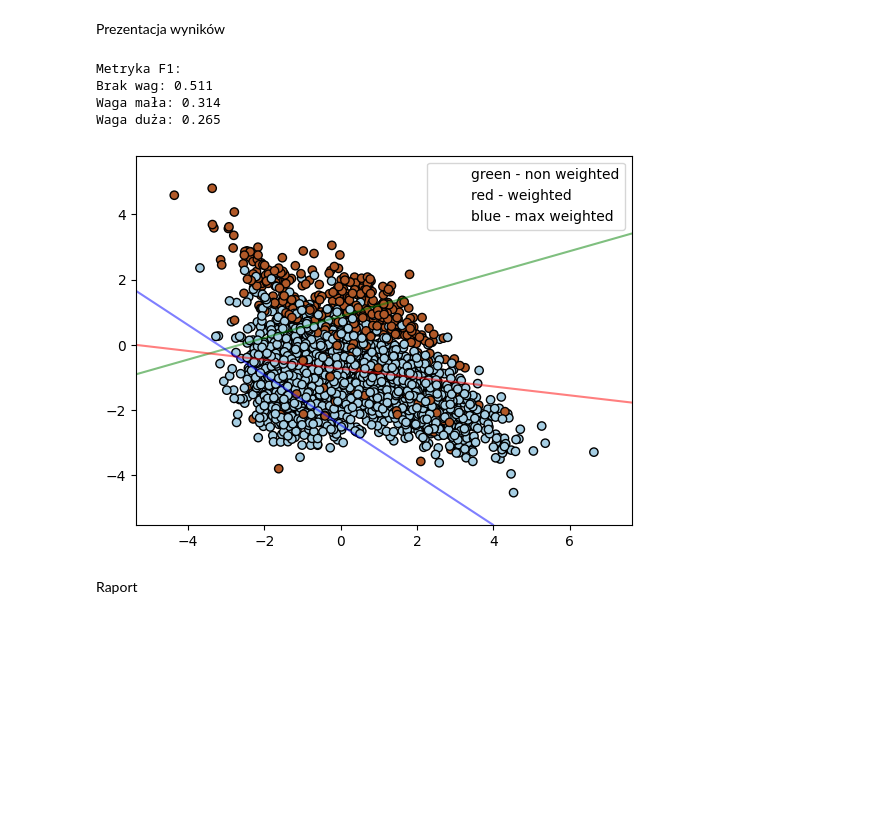
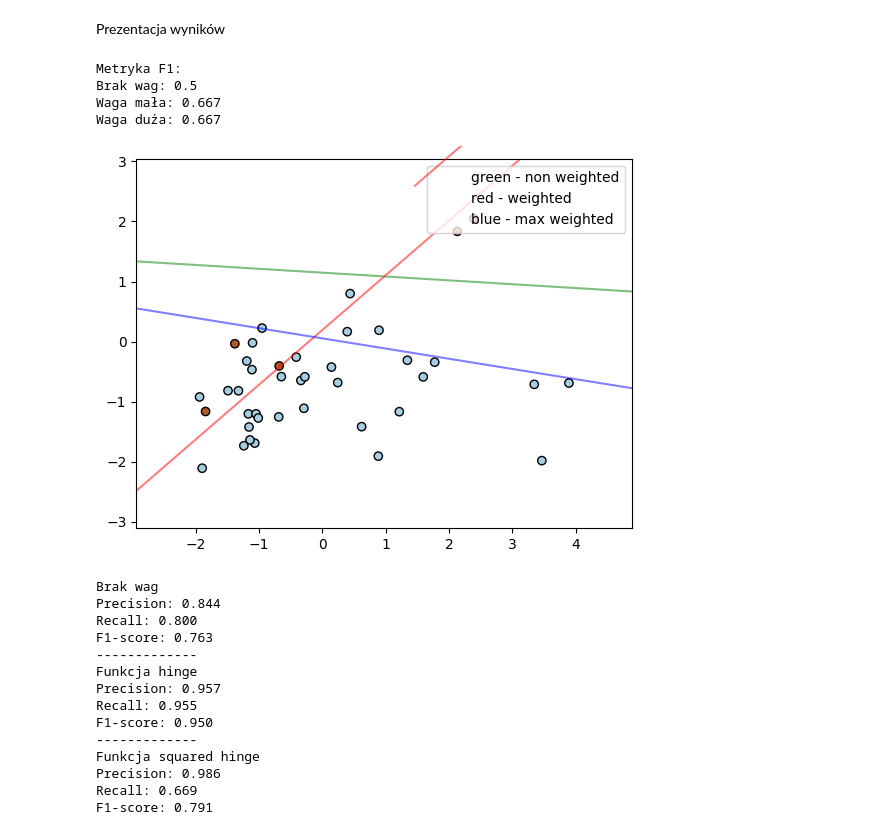
Before and after one commit to Michal170/ML, a Jupyter notebook: svm_cost.ipynb, the cells around one changed output. Saved outputs shown, nothing was run; the diff lists cells and outputs as text; code cells hidden in the pictures; blank space fills up the shorter version.

Commit message:
add weigh to f1 metric and plot result

```diff
--- a/svm_cost.ipynb
+++ b/svm_cost.ipynb
@@ -25,12 +26,12 @@ Import/tworzenie danych użytych do badań
 
 X, y = datasets.make_classification(
     n_features=2,  # liczba atrybutów zbioru
-    n_samples=4000,  # liczba generowanych wzorców
+    n_samples=40,  # liczba generowanych wzorców
     n_informative=2,  # liczba atrybutów informatywnych, tych które zawierają informacje przydatne dla klasyfikacji
     n_repeated=0,  # liczba atrybutów powtórzonych, czyli zduplikowanych kolumn
     n_redundant=0,  # liczba atrybutów nadmiarowych
     flip_y=0.08,  # poziom szumu
-    random_state=1300,  # ziarno losowości, pozwala na wygenerowanie dokładnie tego samego zbioru w każdym powtórzeniu
+    random_state=100,  # ziarno losowości, pozwala na wygenerowanie dokładnie tego samego zbioru w każdym powtórzeniu
     n_classes=2,  # liczba klas problemu
     weights=[0.89, 0.11],
 )
@@ -47,20 +48,21 @@ sc = StandardScaler()
 X_train = sc.fit_transform(X_train)
 X_test = sc.fit_transform(X_test)
 
-clf = SGDClassifier(loss='squared_hinge')
+clf = SGDClassifier(loss='hinge')
 clf.fit(X_train, y_train)
 y_pred_clf = clf.predict(X_test)
 f1_clf = f1_score(y_test, y_pred_clf)
 
-class_weights = {0: 1, 1: 10}
+class_weights = {0: 1, 1: 20}
 class_weights_max = {0: 0.5, 1: 100}
 
-wclf = SGDClassifier(loss='squared_hinge', class_weight=class_weights)
+wclf = SGDClassifier(loss='hinge', class_weight=class_weights)
 wclf.fit(X_train, y_train)
+
 y_pred_wclf = wclf.predict(X_test)
 f1_wclf = f1_score(y_test, y_pred_wclf)
 
-wclf_max = SGDClassifier(loss='squared_hinge', class_weight=class_weights_max)
+wclf_max = SGDClassifier(loss='squared_hinge', class_weight=class_weights)
 wclf_max.fit(X_train, y_train)
 
 y_pred_wclf_max = wclf_max.predict(X_test)
@@ -95,36 +97,71 @@ disp_mod = DecisionBoundaryDisplay.from_estimator(
     wclf,
     X,
     plot_method="contour",
     colors="red",
     levels=[0],
     alpha=0.5,
     linestyles=["-"],
     ax=ax,
 )
 
 disp_mod_max = DecisionBoundaryDisplay.from_estimator(
     wclf_max,
     X,
     plot_method="contour",
     colors="blue",
     levels=[0],
     alpha=0.5,
     linestyles=["-"],
     ax=ax,
 )
 
 plt.legend(
     [disp.surface_.collections[0], disp_mod.surface_.collections[0], disp_mod_max.surface_.collections[0]],
     ["green - non weighted", "red - weighted", "blue - max weighted"],
     loc="upper right",
 )
 
 plt.show()
+
+precision, recall, f1, _ = precision_recall_fscore_support(y_test, y_pred_clf, average='weighted', pos_label=1)
+
+print("Brak wag")
+print(f'Precision: {precision:.3f}')
+print(f'Recall: {recall:.3f}')
+print(f'F1-score: {f1:.3f}')
+print('-------------')
+print("Funkcja hinge")
+
+wprecision, wrecall, wf1, _ = precision_recall_fscore_support(y_test, y_pred_wclf, average='weighted', pos_label=1, sample_weight=[1 if label == 0 else 20 for label in y_test])
+
+print(f'Precision: {wprecision:.3f}')
+print(f'Recall: {wrecall:.3f}')
+print(f'F1-score: {wf1:.3f}')
+print('-------------')
+print("Funkcja squared hinge")
+
+wmax_precision, wmax_recall, wmax_f1, _ = precision_recall_fscore_support(y_test, y_pred_wclf_max, average='weighted', pos_label=1, sample_weight=[0.5 if label == 0 else 100 for label in y_test])
+
+print(f'Precision: {wmax_precision:.3f}')
+print(f'Recall: {wmax_recall:.3f}')
+print(f'F1-score: {wmax_f1:.3f}')
 # %% [output]
 Metryka F1:
-Brak wag: 0.511
-Waga mała: 0.314
-Waga duża: 0.265
+Brak wag: 0.5
+Waga mała: 0.667
+Waga duża: 0.667
-[figure, old version]
+[figure, new version]
+Brak wag
+Precision: 0.844
+Recall: 0.800
+F1-score: 0.763
+-------------
+Funkcja hinge
+Precision: 0.957
+Recall: 0.955
+F1-score: 0.950
+-------------
+Funkcja squared hinge
+Precision: 0.986
+Recall: 0.669
+F1-score: 0.791
-# %% [markdown]
-Raport
```
Also changed, not shown: parts of 3 cells of this notebook.
